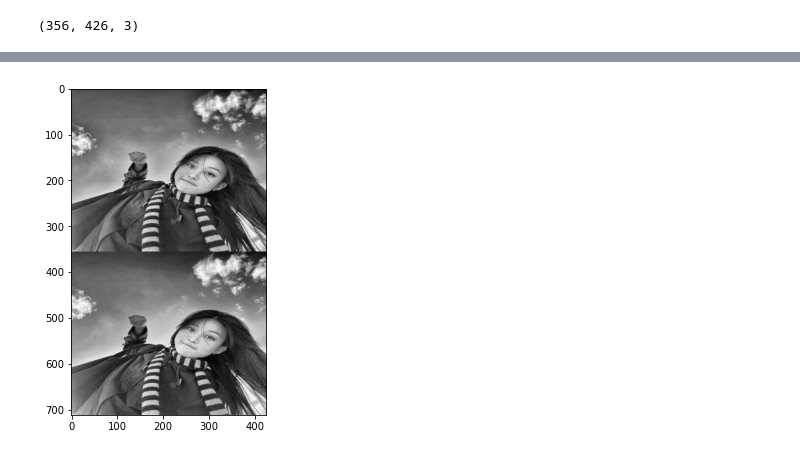
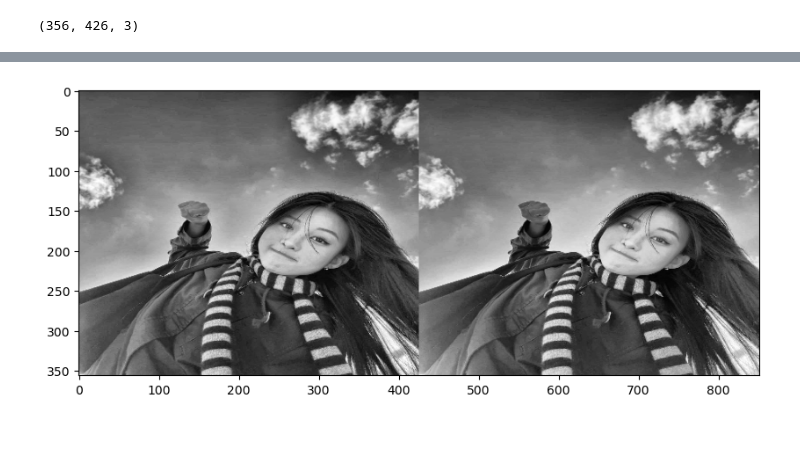
Before and after one commit to odu1ros/cv_sems, a Jupyter notebook: sem2/sem2.ipynb, the cells around one changed output, grey strips where cells are left out. Drawn from its saved outputs; the diff is of its cells as text; code cells hidden in the pictures.

```diff
--- a/sem2/sem2.ipynb
+++ b/sem2/sem2.ipynb
@@ -104,9 +104,9 @@ res_clahe8 = clahe8.apply(img_grey)
 clahe4 = cv2.createCLAHE(clipLimit=2.0, tileGridSize=(4,4))
 res_clahe4 = clahe4.apply(img_grey)
 # %%
-display_inline(np.vstack([res_clahe8, res_clahe4]), grey=True)
+display_inline(np.hstack([res_clahe8, res_clahe4]), grey=True)
 # %% [output]
-[figure, old version]
+[figure, new version]
 # %%
 hist_clahe8 = cv2.calcHist(res_clahe8, [0], None, [256], [0, 256])
 hist_clahe4 = cv2.calcHist(res_clahe4, [0], None, [256], [0, 256])
```
Also changed, not shown: parts of 60 cells of this notebook, 4 other files.
